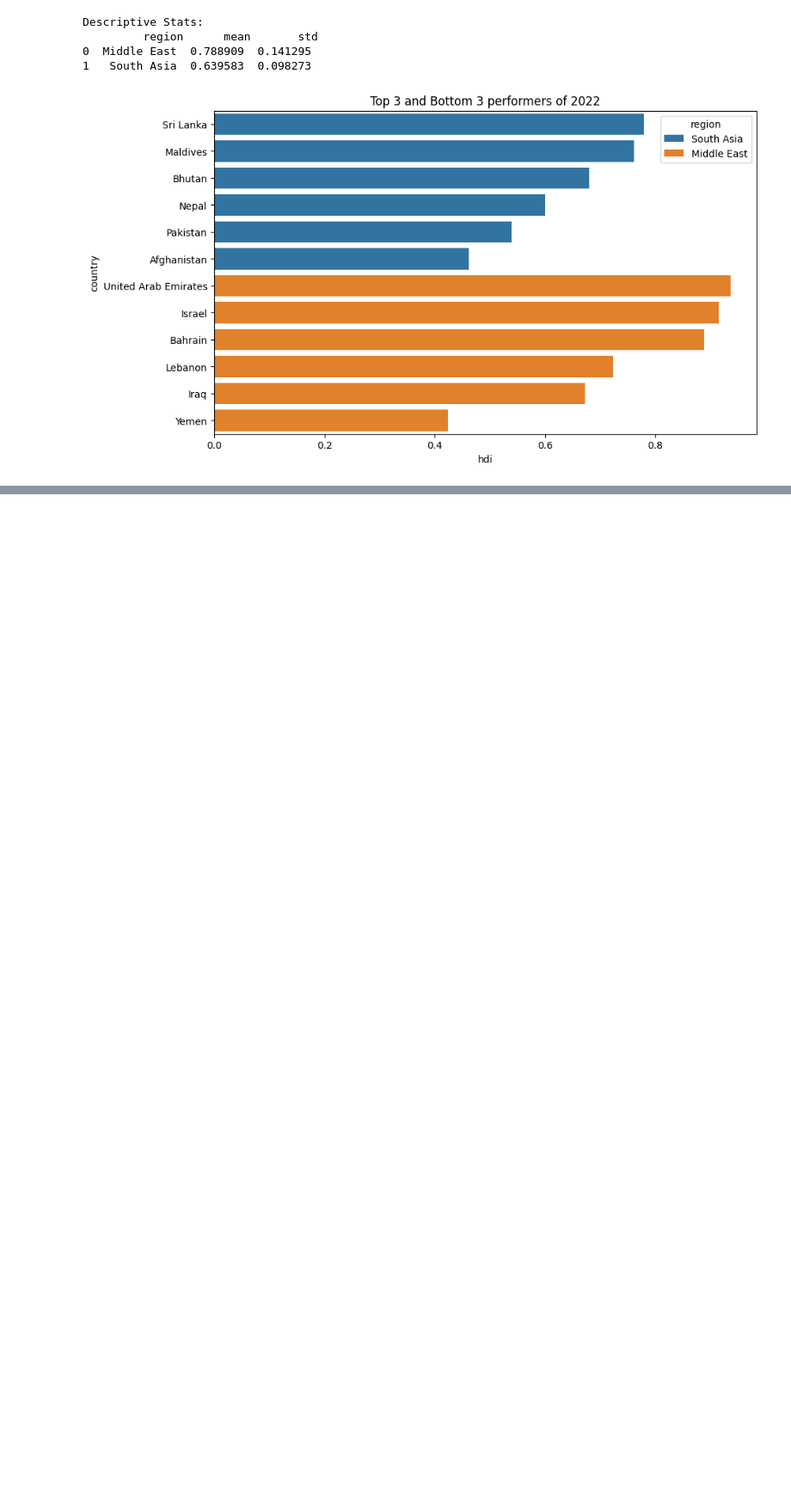
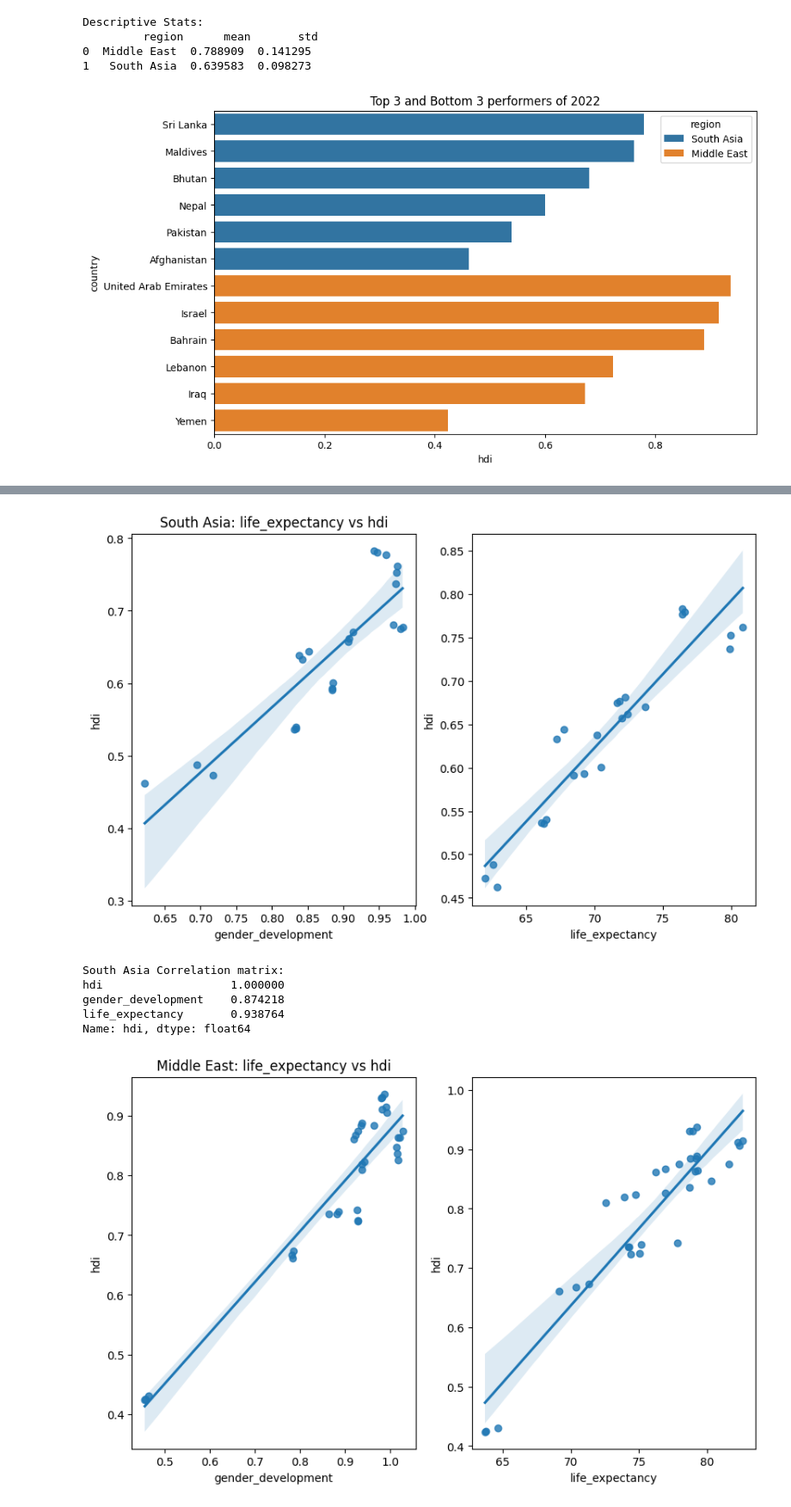
Before and after one commit to Sushantstha2025/AI_worksheet, a Jupyter notebook: 2462001_Sushant_Shrestha.ipynb, the cells around one changed output, grey strips where cells are left out. Shown at 86% size. Saved outputs shown, nothing was run; the diff lists cells and outputs as text; code cells hidden in the pictures; blank space fills up the shorter version.

```diff
--- a/2462001_Sushant_Shrestha.ipynb
+++ b/2462001_Sushant_Shrestha.ipynb
@@ -356,0 +443,23 @@ KeyError: "The following id_vars or value_vars are not present in the DataFrame:
+# %%
+for region in ["South Asia", "Middle East"]:
+  region_data = combined_df[combined_df["region"] == region]
+
+  fig, (ax1, ax2) = plt.subplots(1,2, figsize=(10,6))
+  sns.regplot(data=region_data, x="gender_development", y="hdi", ax=ax1)
+  ax1.set_title(f"{region}: gender development vs hdi")
+
+  sns.regplot(data=region_data, x="life_expectancy", y="hdi", ax=ax2)
+  ax1.set_title(f"{region}: life_expectancy vs hdi")
+
+  plt.show()
+
+  print(f"{region} Correlation matrix: ")
+  print(region_data[["hdi", "gender_development", "life_expectancy"]].corr()["hdi"])
+# %% [output]
+[figure, added]
+South Asia Correlation matrix:
+hdi                   1.000000
+gender_development    0.874218
+life_expectancy       0.938764
+Name: hdi, dtype: float64
+[figure, added]
```
Also changed, not shown: parts of 11 cells of this notebook.
